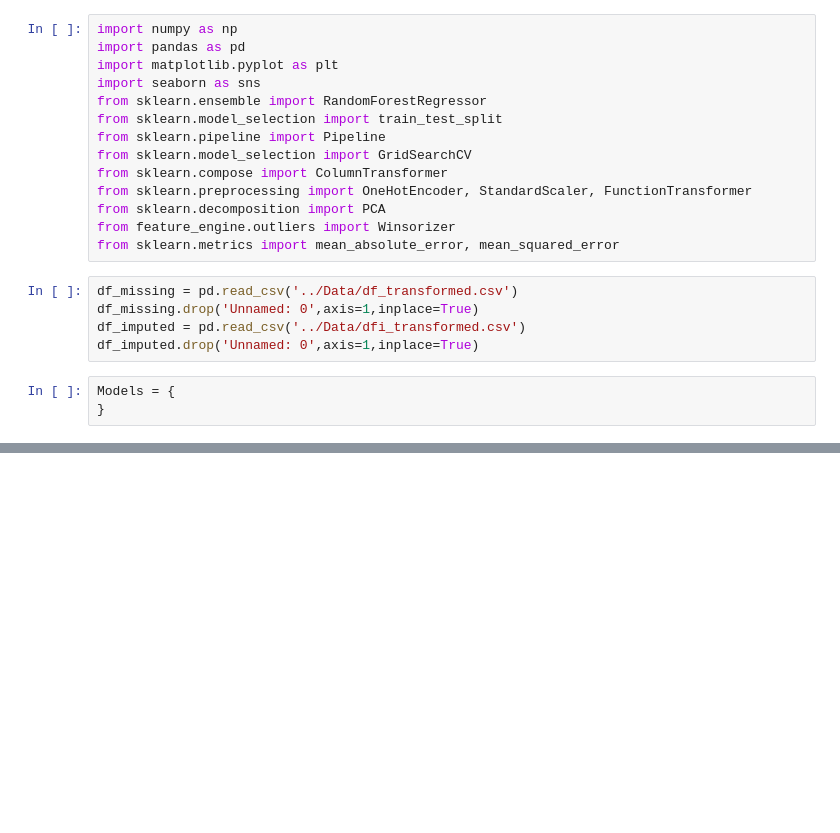
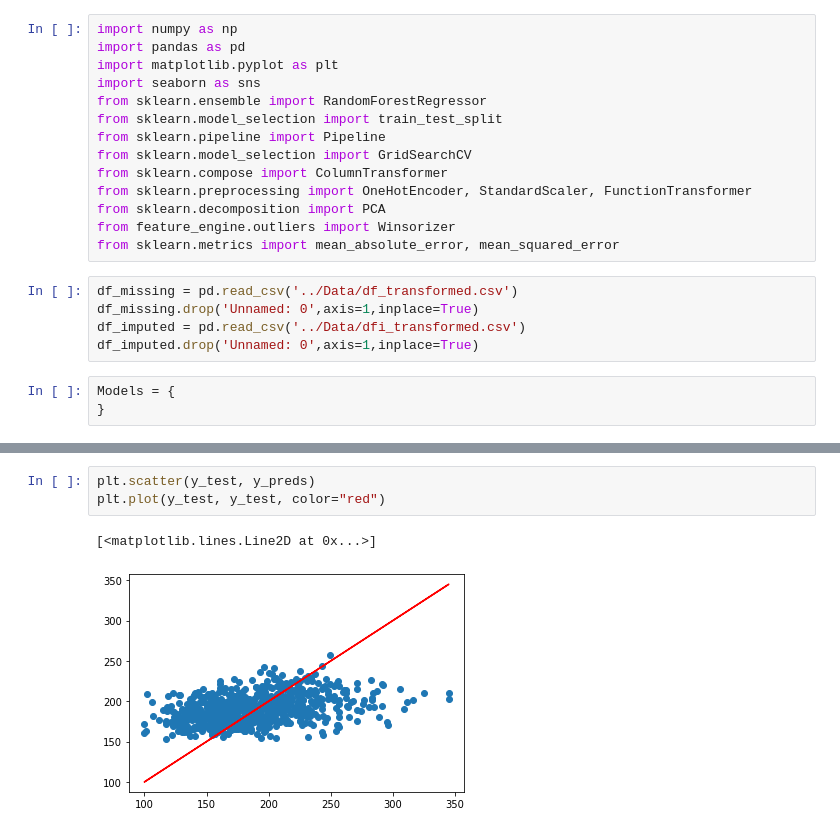
Before and after one commit to mathisme/ThinkfulDSFinalCapstone, a Jupyter notebook: notebooks/RandomForests.ipynb, the cells around one changed output, grey strips where cells are left out. Cells and saved outputs as stored; diff of their text form; blank space fills up the shorter version.

```diff
--- a/notebooks/RandomForests.ipynb
+++ b/notebooks/RandomForests.ipynb
@@ -253,0 +263,6 @@ models.sort_values(by='adjusted r2',ascending=False).head(10).transpose(copy=Tru
+# %%
+plt.scatter(y_test, y_preds)
+plt.plot(y_test, y_test, color="red")
+# %% [output]
+[<matplotlib.lines.Line2D at 0x...>]
+[figure, added]
```
Also changed, not shown: parts of 7 cells of this notebook, 1 other file.
